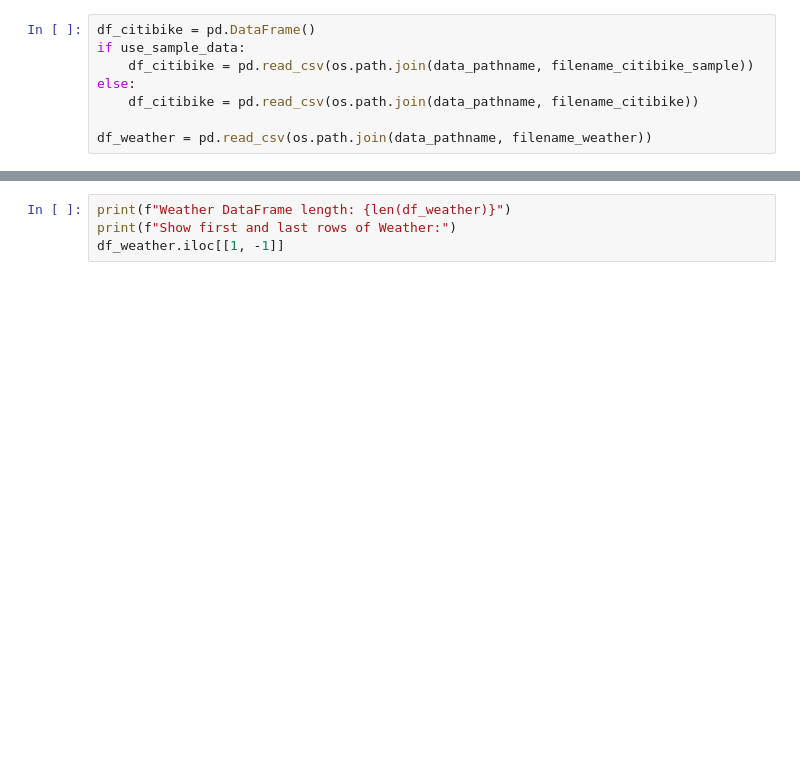
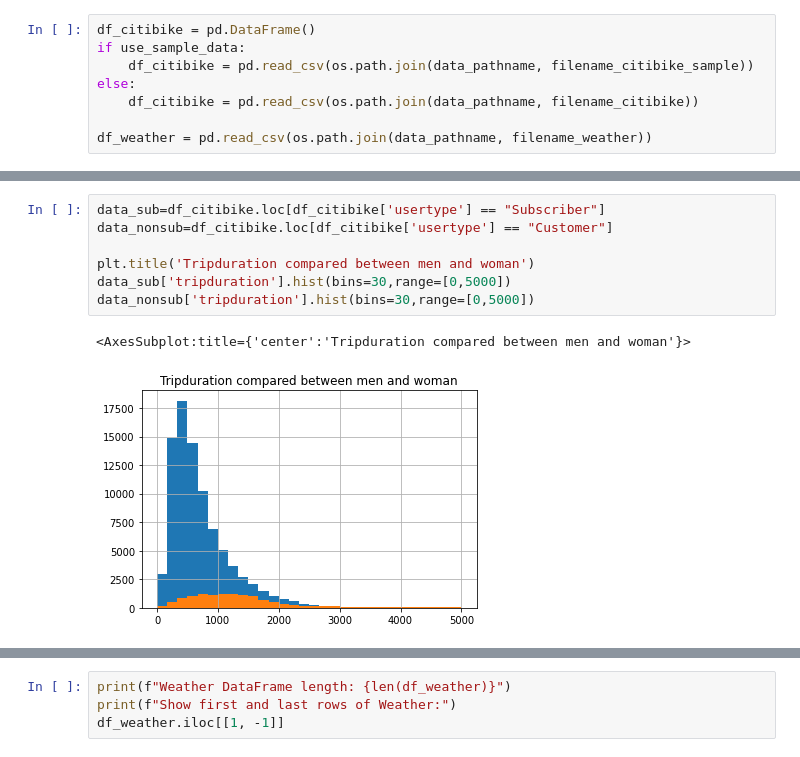
Before and after one commit to PaulPavlis/M3_BigData_MachineLearning, a Jupyter notebook: assignment_1_analysis.ipynb, the cells around one changed output, grey strips where cells are left out. Cells and saved outputs as stored; diff of their text form; blank space fills up the shorter version.

```diff
--- a/assignment_1_analysis.ipynb
+++ b/assignment_1_analysis.ipynb
@@ -43,0 +109,10 @@ Citibike DataFrame head:    Unnamed: 0  tripduration           starttime
+# %%
+data_sub=df_citibike.loc[df_citibike['usertype'] == "Subscriber"]
+data_nonsub=df_citibike.loc[df_citibike['usertype'] == "Customer"]
+
+plt.title('Tripduration compared between men and woman')
+data_sub['tripduration'].hist(bins=30,range=[0,5000])
+data_nonsub['tripduration'].hist(bins=30,range=[0,5000])
+# %% [output]
+<AxesSubplot:title={'center':'Tripduration compared between men and woman'}>
+[figure, added]
```
Also changed, not shown: parts of 14 cells of this notebook.
